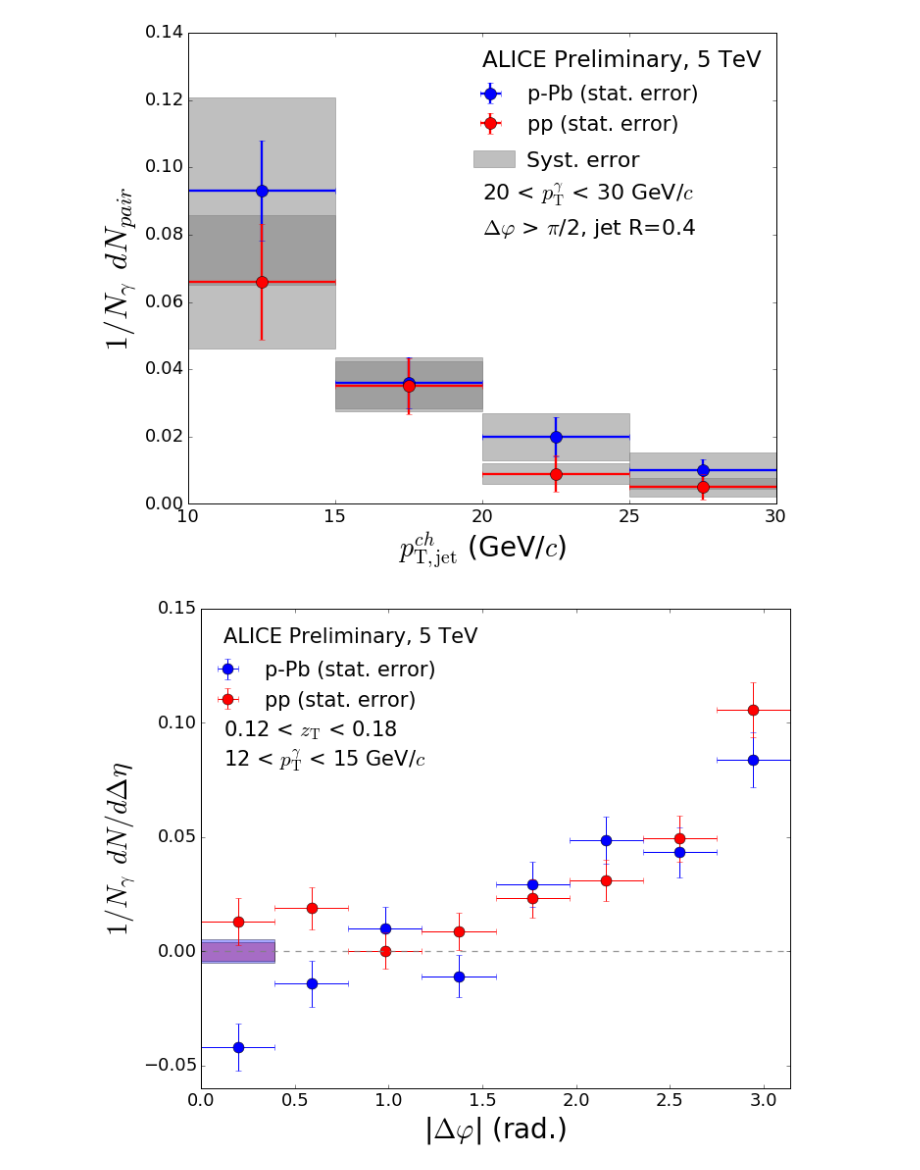
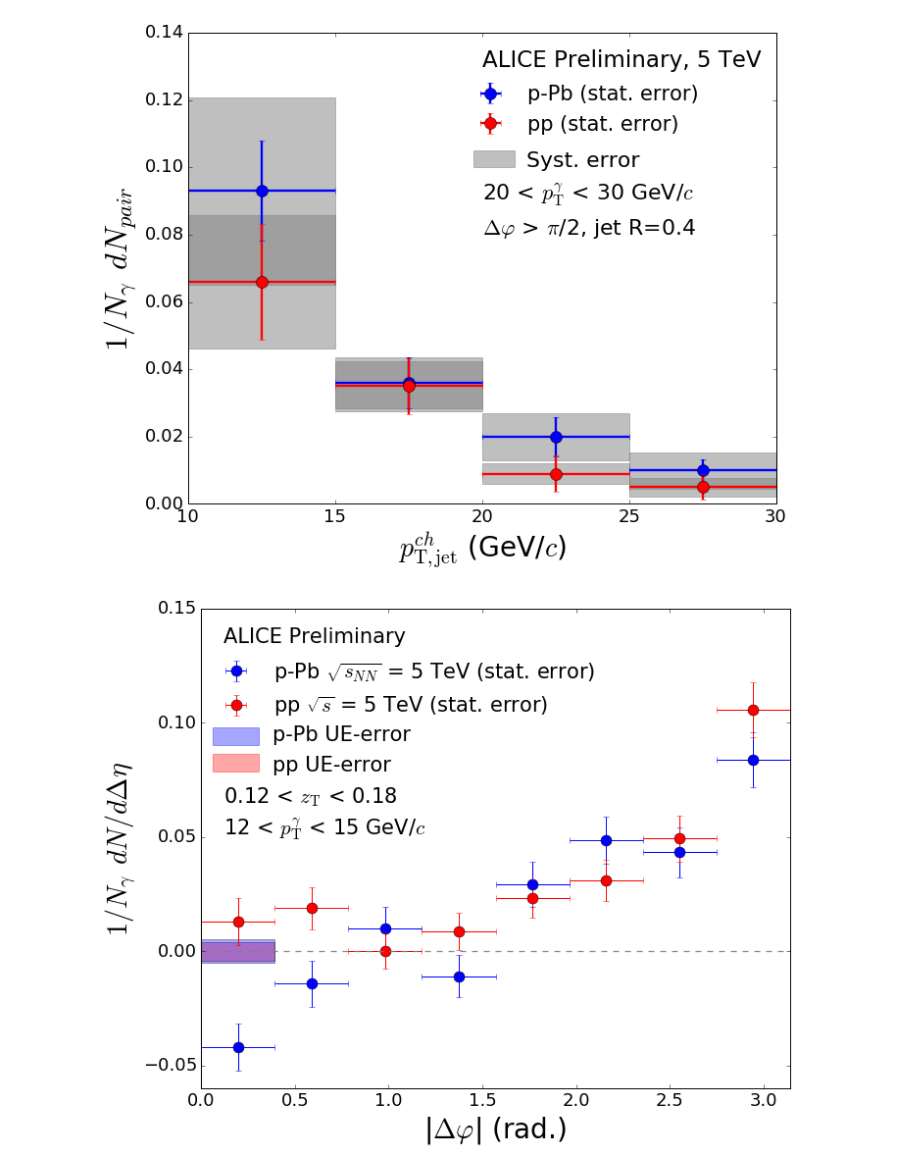
Before and after one commit to josegsoria/Analyses, a Jupyter notebook: Multiple Preliminary Plots.ipynb, the cells around one changed output. Drawn from its saved outputs; the diff is of its cells as text; code cells hidden in the pictures.

```diff
--- a/Multiple Preliminary Plots.ipynb
+++ b/Multiple Preliminary Plots.ipynb
@@ -293,41 +293,51 @@ fig = plt.figure(figsize=(10,8))
 
 ax = fig.add_subplot(111)
 
-plt.errorbar(delta_phi_centers,pPb_corr_1,xerr=delta_phi_bin_width,yerr=pPb_corr_1_err,fmt='bo',label='p-Pb (stat. error)',markersize=11)
+plt.errorbar(delta_phi_centers,pPb_corr_1,xerr=delta_phi_bin_width,yerr=pPb_corr_1_err,fmt='bo',label=r'p-Pb $\sqrt{s_{NN}}$ = 5 TeV (stat. error)',markersize=11)
 
-plt.errorbar(delta_phi_centers,pp_corr_1,xerr=delta_phi_bin_width,yerr=pp_corr_1_err,fmt='ro',label='pp (stat. error)',markersize=11)
+plt.errorbar(delta_phi_centers,pp_corr_1,xerr=delta_phi_bin_width,yerr=pp_corr_1_err,fmt='ro',label=r'pp $\sqrt{s}$ = 5 TeV (stat. error)',markersize=11)
 
 #####Add labels to the figure#####
 
 plt.xlabel(r'|$\Delta \varphi$| (rad.)',fontsize=28)
 plt.xticks(fontsize=18)
 plt.xlim((0,3.14159))
 plt.ylabel(r'$1/N_{\gamma} \: \: dN/d\Delta \eta$',fontsize=28)
 plt.ylim((-0.06,0.15))
 plt.yticks(np.arange(-0.05,0.2,0.05))
 plt.yticks(fontsize=18)
 
-plt.text(0.12,0.135,'ALICE Preliminary, 5 TeV',fontsize=21)
-plt.text(0.12,0.094,r'0.12 < $z_\mathrm{T}$ < 0.18',fontsize=21)
-plt.text(0.12,0.081,r'12 < $p_\mathrm{T}^{\gamma}$ < 15 GeV/$c$',fontsize=21)
-plt.legend(bbox_to_anchor=(0.43,0.93),fontsize=21,frameon=False,numpoints=1)
+plt.text(0.12,0.135,'ALICE Preliminary',fontsize=21)
+plt.text(0.12,0.065,r'0.12 < $z_\mathrm{T}$ < 0.18',fontsize=21)
+plt.text(0.12,0.051,r'12 < $p_\mathrm{T}^{\gamma}$ < 15 GeV/$c$',fontsize=21)
+plt.legend(bbox_to_anchor=(0.7,0.93),fontsize=21,frameon=False,numpoints=1)
 
-plt.axhline(y=0,color='gray',linestyle='--',linewidth=1.3,alpha=0.8)
+plt.axhline(y=0,color='gray',linestyle='--',linewidth=1.3,alpha=0.9)
+
+r1 = patches.Rectangle((0.06,0.09),0.25,0.008, color='blue', alpha=0.35)
+ax.add_patch(r1)
+
+r2 = patches.Rectangle((0.06,0.0785),0.25,0.008, color='red', alpha=0.35)
+ax.add_patch(r2)
+
+plt.text(0.38,0.092,'p-Pb UE-error',fontsize=21)
+
+plt.text(0.38,0.079,'pp UE-error',fontsize=21)
 
 #####Make the uncertainty in ue band#####
 
 ue_error_bar = np.array([0,0.05,0.1,0.15,0.2,0.25,0.3,0.39269908169872414])
 
 ax.fill_between(ue_error_bar,-0.004063,0.004063,facecolor='red',alpha=0.35) #Other for pp
 ax.fill_between(ue_error_bar,-0.005211,0.005211,facecolor='blue',alpha=0.35)#One for p-Pb
 
 #########################################
 
 fig.tight_layout()
 plt.show()
 fig.savefig('Gamma_hadron_corr_zT_1.pdf')
 # %% [output]
-[figure, old version]
+[figure, new version]
 # %%
 #####Plot of gamma hadron correlation for second zT bin#####
 
```
Also changed, not shown: parts of 4 cells of this notebook.
